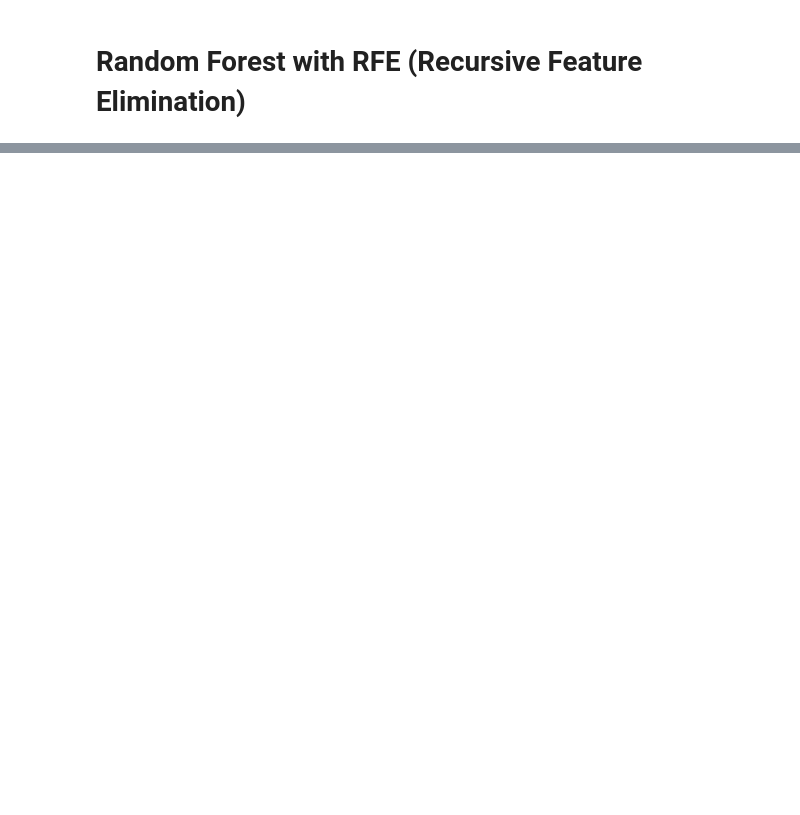
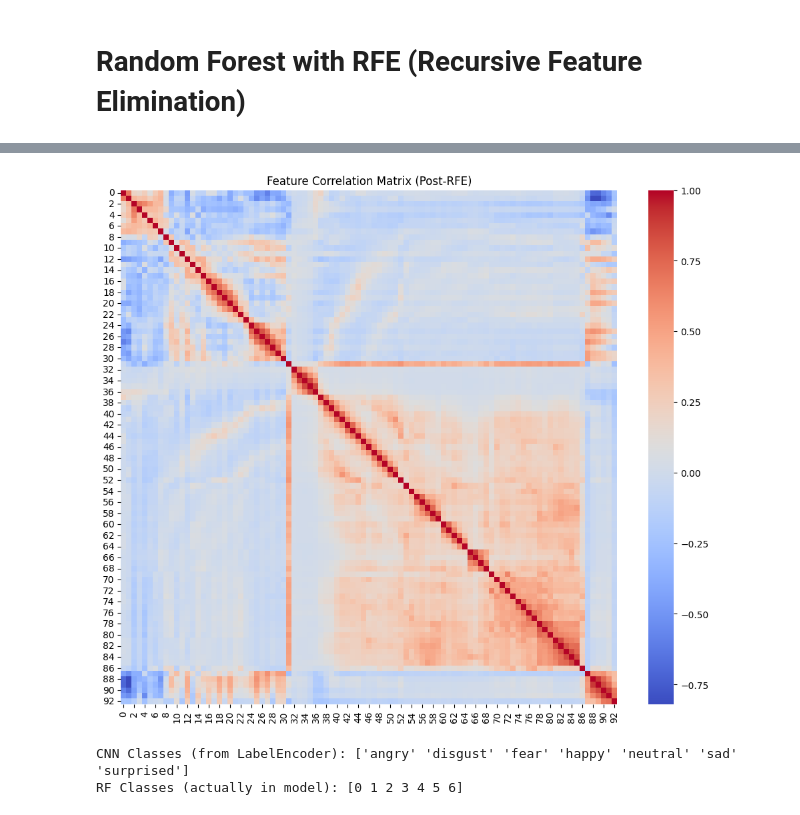
Before and after one commit to P202U/Voice-Emotion-Recognition, a Jupyter notebook: Emotion_recognition.ipynb, the cells around one changed output, grey strips where cells are left out. Drawn from its saved outputs; the diff is of its cells as text; code cells hidden in the pictures; blank space fills up the shorter version.

```diff
--- a/Emotion_recognition.ipynb
+++ b/Emotion_recognition.ipynb
@@ -438,0 +534,16 @@ plt.show()
+# %%
+selected_features_df = pd.DataFrame(X_train_rfe)
+corr_matrix = selected_features_df.corr()
+
+plt.figure(figsize=(12, 10))
+sns.heatmap(corr_matrix, cmap='coolwarm')
+plt.title('Feature Correlation Matrix (Post-RFE)')
+plt.show()
+# %% [output]
+[figure, added]
+# %%
+print("CNN Classes (from LabelEncoder):", lb.classes_)
+print("RF Classes (actually in model):", rf_final.classes_)
+# %% [output]
+CNN Classes (from LabelEncoder): ['angry' 'disgust' 'fear' 'happy' 'neutral' 'sad' 'surprised']
+RF Classes (actually in model): [0 1 2 3 4 5 6]
```
Also changed, not shown: parts of 12 cells of this notebook.
